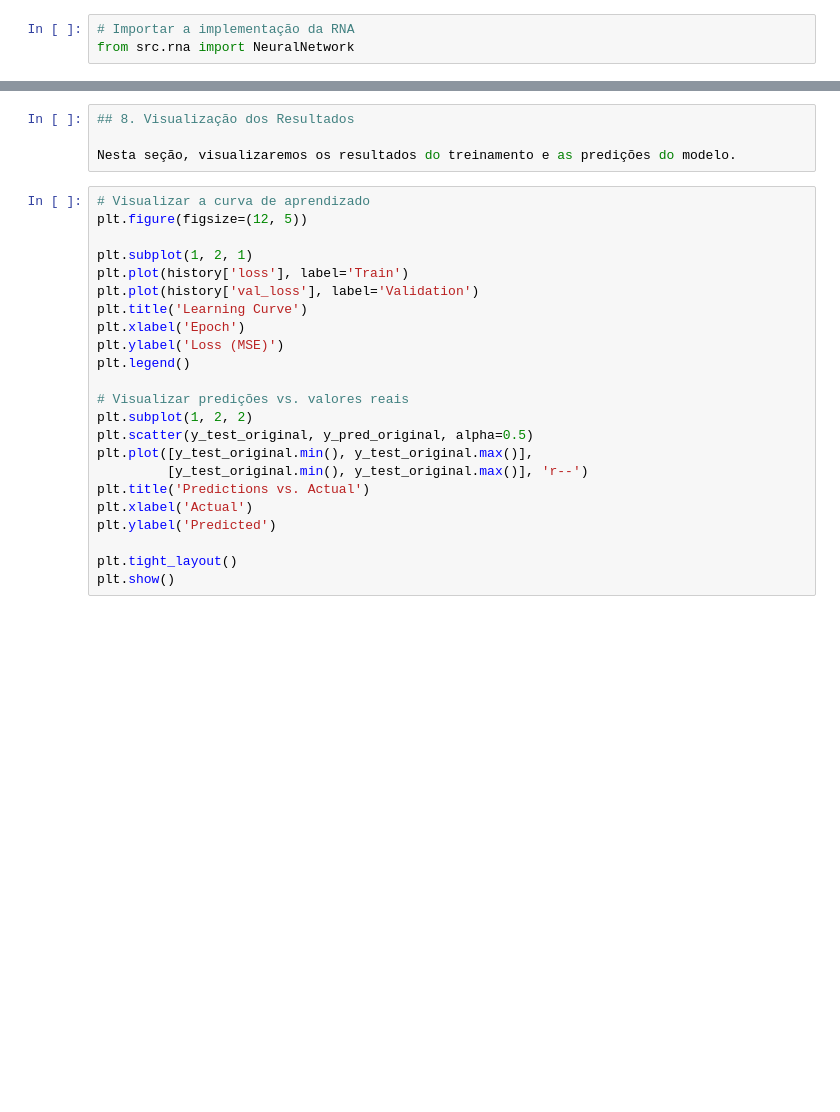
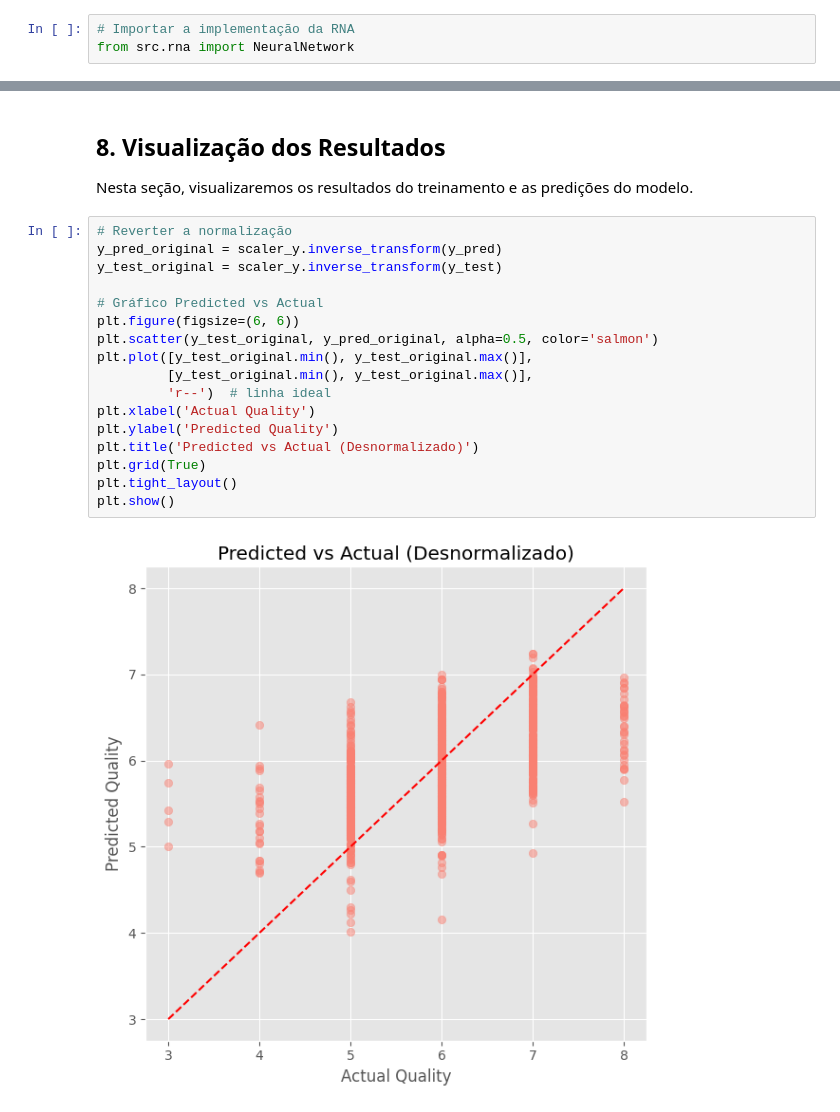
Before and after one commit to pedromandelli/RNA-Implementation, a Jupyter notebook: notebooks/regressao/regressao_exemplo.ipynb, the cells around one changed output, grey strips where cells are left out. Saved outputs shown, nothing was run; the diff lists cells and outputs as text; blank space fills up the shorter version.

```diff
--- a/notebooks/regressao/regressao_exemplo.ipynb
+++ b/notebooks/regressao/regressao_exemplo.ipynb
@@ -168,30 +226,26 @@ print(f"O modelo {'atende' if erro_relativo < 0.5 else 'não atende'} ao requisi
-# %%
-## 8. Visualização dos Resultados
-
-Nesta seção, visualizaremos os resultados do treinamento e as predições do modelo.
-# %%
-# Visualizar a curva de aprendizado
-plt.figure(figsize=(12, 5))
-
-plt.subplot(1, 2, 1)
-plt.plot(history['loss'], label='Train')
-plt.plot(history['val_loss'], label='Validation')
-plt.title('Learning Curve')
-plt.xlabel('Epoch')
-plt.ylabel('Loss (MSE)')
-plt.legend()
-
-# Visualizar predições vs. valores reais
-plt.subplot(1, 2, 2)
-plt.scatter(y_test_original, y_pred_original, alpha=0.5)
-plt.plot([y_test_original.min(), y_test_original.max()],
-         [y_test_original.min(), y_test_original.max()], 'r--')
-plt.title('Predictions vs. Actual')
-plt.xlabel('Actual')
-plt.ylabel('Predicted')
-
-plt.tight_layout()
-plt.show()
+# %% [markdown]
+## 8. Visualização dos Resultados
+
+Nesta seção, visualizaremos os resultados do treinamento e as predições do modelo.
+# %%
+# Reverter a normalização
+y_pred_original = scaler_y.inverse_transform(y_pred)
+y_test_original = scaler_y.inverse_transform(y_test)
+
+# Gráfico Predicted vs Actual
+plt.figure(figsize=(6, 6))
+plt.scatter(y_test_original, y_pred_original, alpha=0.5, color='salmon')
+plt.plot([y_test_original.min(), y_test_original.max()],
+         [y_test_original.min(), y_test_original.max()],
+         'r--')  # linha ideal
+plt.xlabel('Actual Quality')
+plt.ylabel('Predicted Quality')
+plt.title('Predicted vs Actual (Desnormalizado)')
+plt.grid(True)
+plt.tight_layout()
+plt.show()
+# %% [output]
+[figure, added]
 # %%
 # Visualizar a distribuição dos erros
 errors = y_pred_original - y_test_original
```
Also changed, not shown: parts of 28 cells of this notebook, 2 other files.
